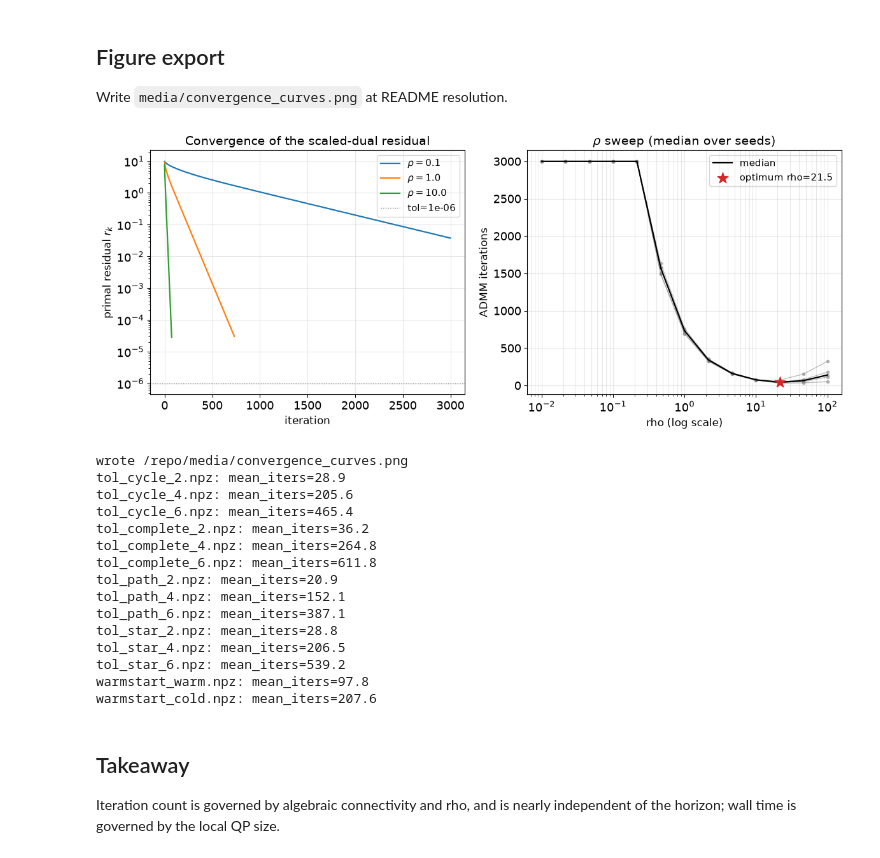
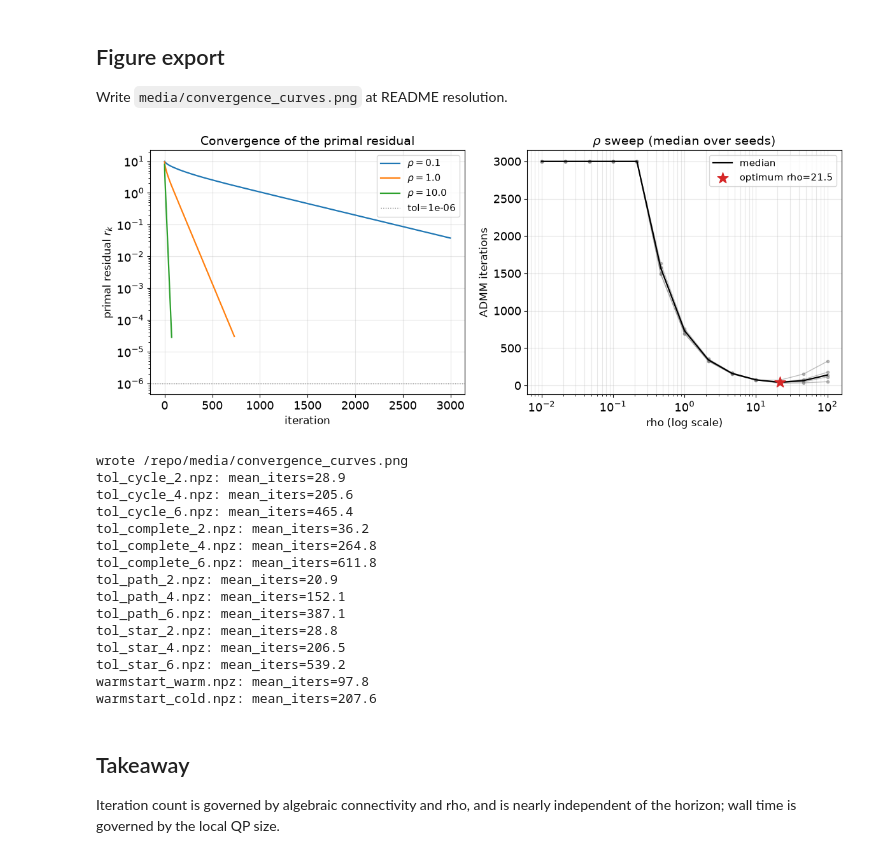
Before and after one commit to Ali-Eimaan/distributed-mpc-admm, a Jupyter notebook: python/notebooks/05_convergence_analysis.ipynb, the cells around one changed output. Saved outputs shown, nothing was run; the diff lists cells and outputs as text; code cells hidden in the pictures.

```diff
--- a/python/notebooks/05_convergence_analysis.ipynb
+++ b/python/notebooks/05_convergence_analysis.ipynb
@@ -396,14 +396,22 @@ for rho in (0.1, 1.0, 10.0):
 ax1.axhline(TOL, color="grey", linestyle=":", linewidth=1.0, label=rf"tol={TOL:g}")
 ax1.set_xlabel("iteration")
 ax1.set_ylabel(r"primal residual $r_k$")
-ax1.set_title("Convergence of the scaled-dual residual")
+ax1.set_title("Convergence of the primal residual")
 ax1.grid(True, alpha=0.3)
 ax1.legend(loc="best", fontsize="small")
 
 plotting.plot_rho_sweep(rho_values, rho_iters, ax=ax2)
 ax2.set_title(r"$\rho$ sweep (median over seeds)")
 plt.tight_layout()
-fig.savefig(repo_root / "media" / "convergence_curves.png", transparent=True, dpi=150)
+# Opaque white, explicitly. A transparent PNG lets GitHub's page background through,
+# so on the dark theme the black axes and labels render dark-on-dark and the figure is
+# unreadable -- the opposite of what transparency is usually reached for.
+fig.savefig(
+    repo_root / "media" / "convergence_curves.png",
+    dpi=150,
+    facecolor="white",
+    transparent=False,
+)
 plt.show()
 print("wrote", repo_root / "media" / "convergence_curves.png")
 
@@ -434,34 +442,34 @@ def _closed_loop(graph: CommunicationGraph, tol: float, *, n_steps: int, warm_st
     return mpc.run(x0)
 
 
 _topo_factories = [
     ("cycle", CommunicationGraph.cycle(4)),
     ("complete", CommunicationGraph.complete(4)),
     ("path", CommunicationGraph.path(4)),
     ("star", CommunicationGraph.star(4)),
 ]
 if _NB_CI:
     _topo_factories = _topo_factories[:2]
 _tols = [("2", 1e-2), ("4", 1e-4), ("6", 1e-6)]
 if _NB_CI:
     _tols = _tols[:2]
 
 for name, g in _topo_factories:
     for exp, tol in _tols:
         n_steps = 2 if _NB_CI else 10
         log = _closed_loop(g, tol, n_steps=n_steps, warm_start=True)
         path = data_dir / f"tol_{name}_{exp}.npz"
         log.save(path)
         print(f"{path.name}: mean_iters={log.summary()['mean_admm_iterations']:.1f}")
 
 for mode, warm in (("warm", True), ("cold", False)):
     n_steps = 3 if _NB_CI else 25
     log = _closed_loop(CommunicationGraph.cycle(4), 1e-4, n_steps=n_steps, warm_start=warm)
     path = data_dir / f"warmstart_{mode}.npz"
     log.save(path)
     print(f"{path.name}: mean_iters={log.summary()['mean_admm_iterations']:.1f}")
 # %% [output]
-[figure, old version]
+[figure, new version]
 wrote /repo/media/convergence_curves.png
 tol_cycle_2.npz: mean_iters=28.9
 tol_cycle_4.npz: mean_iters=205.6
```
Also changed, not shown: parts of 2 cells of this notebook, 17 other files.
